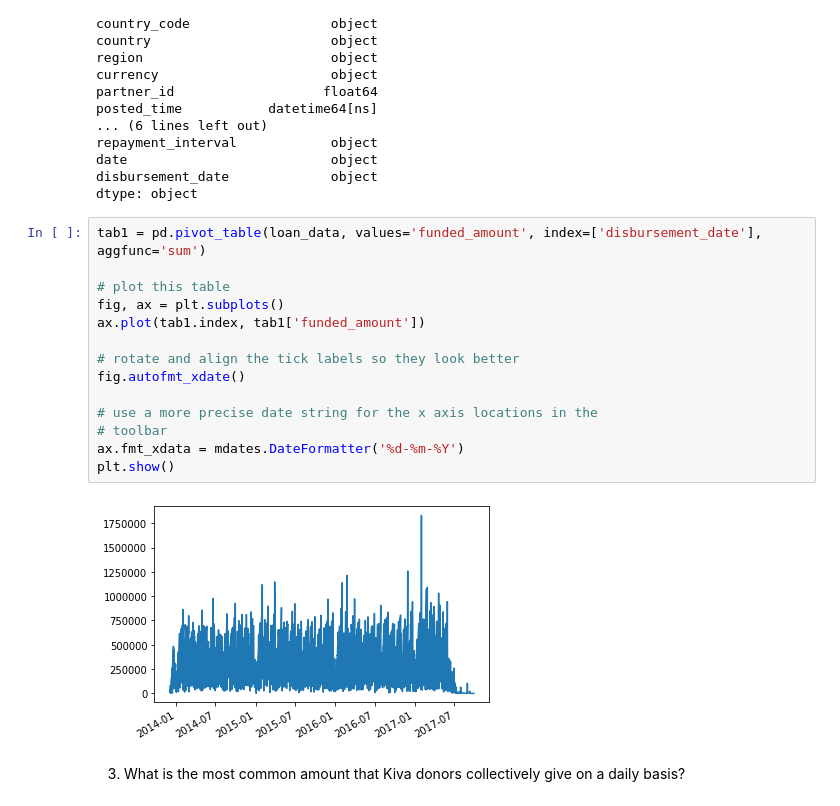
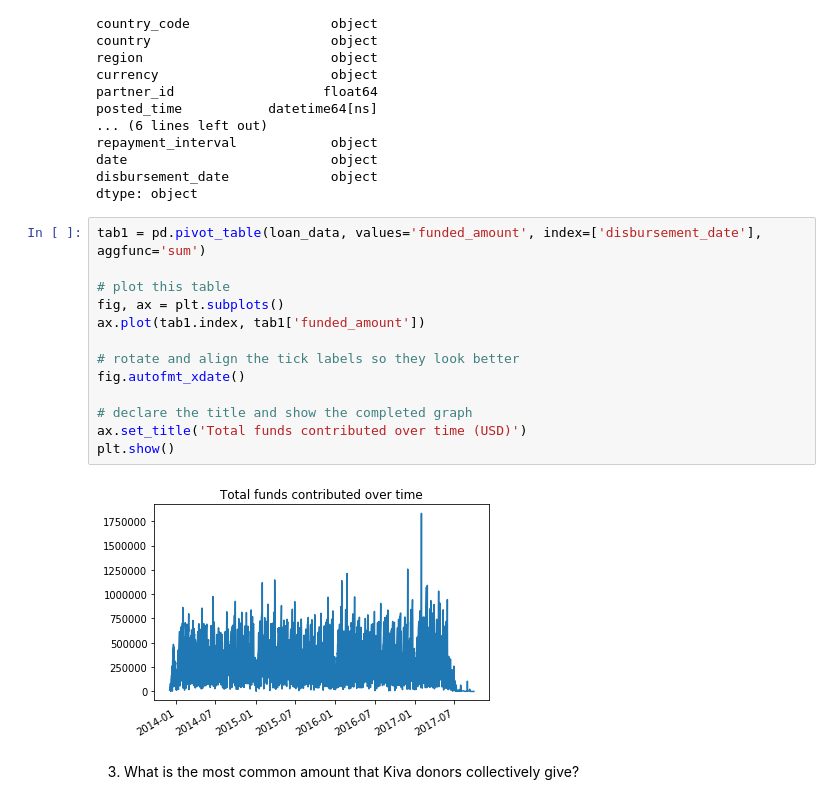
Before and after one commit to masterpython4ds/assignment-1-CeeThinwa, a Jupyter notebook: KIVA Analysis.ipynb, the cells around one changed output. Saved outputs shown, nothing was run; the diff lists cells and outputs as text.

```diff
--- a/KIVA Analysis.ipynb
+++ b/KIVA Analysis.ipynb
@@ -241,21 +241,20 @@ dtype: object
 # %%
 tab1 = pd.pivot_table(loan_data, values='funded_amount', index=['disbursement_date'], aggfunc='sum')
 
 # plot this table
 fig, ax = plt.subplots()
 ax.plot(tab1.index, tab1['funded_amount'])
 
 # rotate and align the tick labels so they look better
 fig.autofmt_xdate()
 
-# use a more precise date string for the x axis locations in the
-# toolbar
-ax.fmt_xdata = mdates.DateFormatter('%d-%m-%Y')
+# declare the title and show the completed graph
+ax.set_title('Total funds contributed over time (USD)')
 plt.show()
 # %% [output]
-[figure, old version]
+[figure, new version]
 # %% [markdown]
-3. What is the most common amount that Kiva donors collectively give on a daily basis?
+3. What is the most common amount that Kiva donors collectively give?
 # %%
 # plot daily amounts distribution
 fig, ax = plt.subplots()
```
Also changed, not shown: parts of 3 cells of this notebook.
